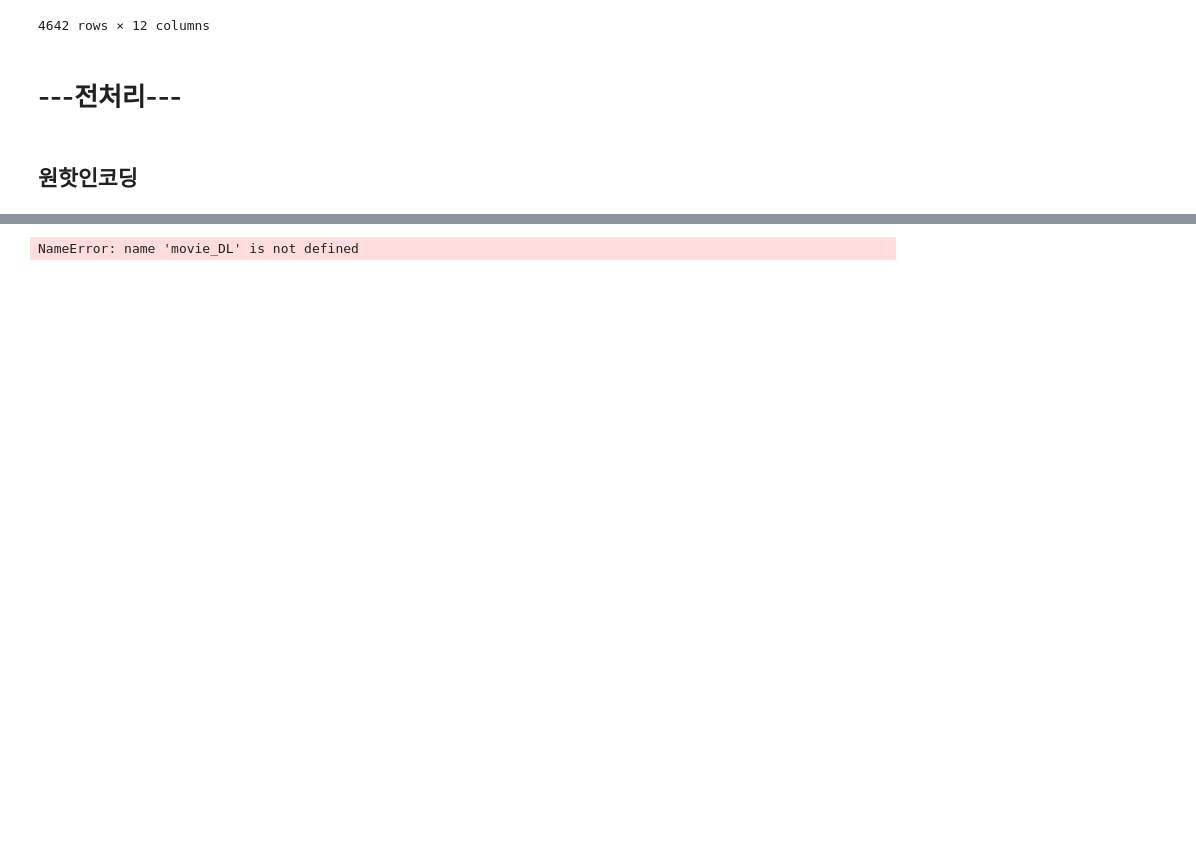
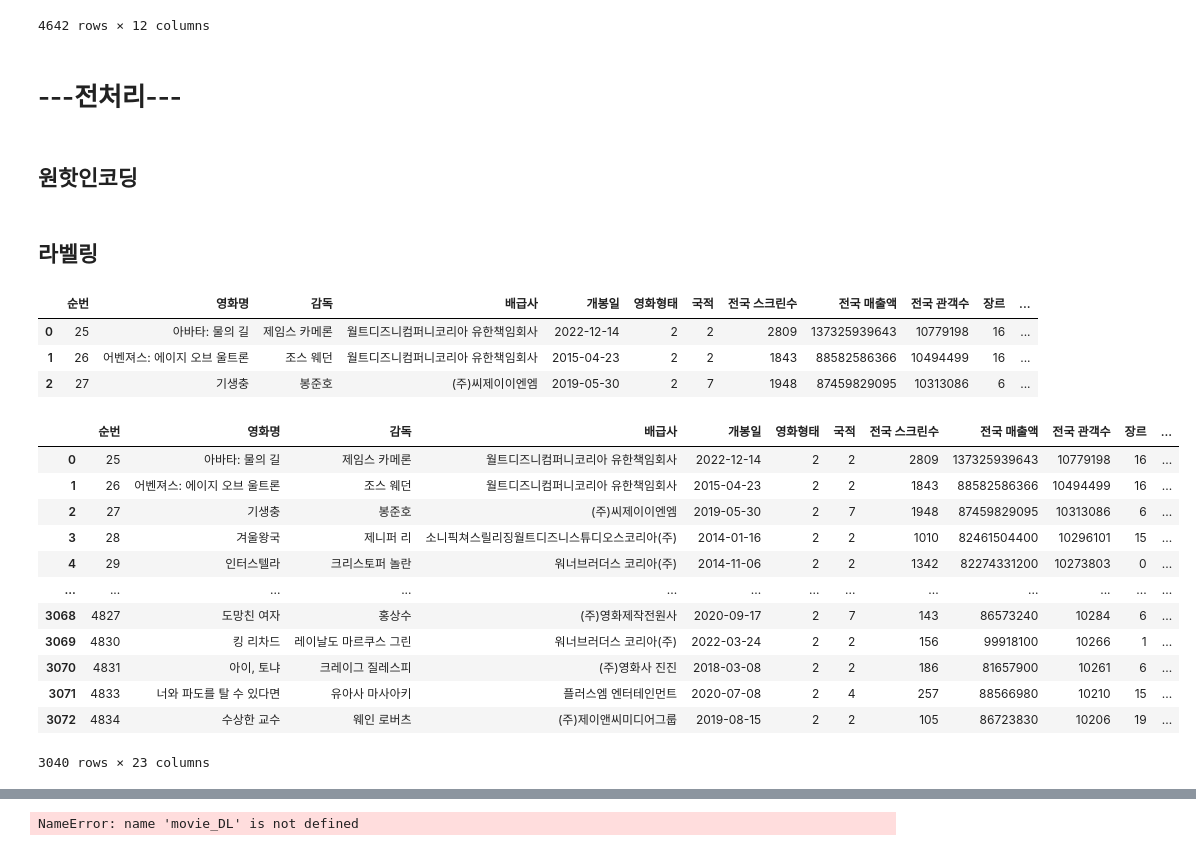
Before and after one commit to Play-Web-miniProject/MovieDL, a Jupyter notebook: junghyun/230328기준 코드 및 설명.ipynb, the cells around one changed output, grey strips where cells are left out. Cells and saved outputs as stored; diff of their text form; code cells hidden in the pictures; blank space fills up the shorter version.

```diff
--- a/junghyun/230328기준 코드 및 설명.ipynb
+++ b/junghyun/230328기준 코드 및 설명.ipynb
@@ -679,3 +778,28 @@ df
 # 원핫인코딩
 
 movie_labels = pd.get_dummies(movie_final,columns = ['국적','장르','등급','계절'])
+# %% [markdown]
+## 라벨링
+# %%
+from sklearn.preprocessing import LabelEncoder
+
+le_form = LabelEncoder()
+le_nation = LabelEncoder()
+le_genre = LabelEncoder()
+le_rating = LabelEncoder()
+le_class = LabelEncoder()
+le_season = LabelEncoder()
+
+movie_labels = movie_final.copy()
+movie_labels['영화형태'] = le_form.fit_transform(movie_final['영화형태'])
+movie_labels['국적'] = le_nation.fit_transform(movie_final['국적'])
+movie_labels['장르'] = le_genre.fit_transform(movie_final['장르'])
+movie_labels['등급'] = le_rating.fit_transform(movie_final['등급'])
+movie_labels['영화구분'] = le_class.fit_transform(movie_final['영화구분'])
+movie_labels['계절'] = le_season.fit_transform(movie_final['계절'])
+movie_labels.head(3)
+# %% [output]
+|  | 순번 | 영화명 | 감독 | 배급사 | 개봉일 | 영화형태 | 국적 | 전국 스크린수 | 전국 매출액 | 전국 관객수 | 장르 | ... |
+| 0 | 25 | 아바타: 물의 길 | 제임스 카메론 | 월트디즈니컴퍼니코리아 유한책임회사 | 2022-12-14 | 2 | 2 | 2809 | 137325939643 | 10779198 | 16 | ... |
+| 1 | 26 | 어벤져스: 에이지 오브 울트론 | 조스 웨던 | 월트디즈니컴퍼니코리아 유한책임회사 | 2015-04-23 | 2 | 2 | 1843 | 88582586366 | 10494499 | 16 | ... |
+| 2 | 27 | 기생충 | 봉준호 | (주)씨제이이엔엠 | 2019-05-30 | 2 | 7 | 1948 | 87459829095 | 10313086 | 6 | ... |
@@ -682,3 +808,22 @@ movie_labels = pd.get_dummies(movie_final,columns = ['국적','장르','등급',
+# %%
+movie_labels_etc = movie_labels
+for i in movie_labels_etc['연도'][movie_final['연도'] == 2023].index:
+    movie_labels_etc = movie_labels_etc.drop(i)
+movie_labels_etc
+# %% [output]
+|  | 순번 | 영화명 | 감독 | 배급사 | 개봉일 | 영화형태 | 국적 | 전국 스크린수 | 전국 매출액 | 전국 관객수 | 장르 | ... |
+| 0 | 25 | 아바타: 물의 길 | 제임스 카메론 | 월트디즈니컴퍼니코리아 유한책임회사 | 2022-12-14 | 2 | 2 | 2809 | 137325939643 | 10779198 | 16 | ... |
+| 1 | 26 | 어벤져스: 에이지 오브 울트론 | 조스 웨던 | 월트디즈니컴퍼니코리아 유한책임회사 | 2015-04-23 | 2 | 2 | 1843 | 88582586366 | 10494499 | 16 | ... |
+| 2 | 27 | 기생충 | 봉준호 | (주)씨제이이엔엠 | 2019-05-30 | 2 | 7 | 1948 | 87459829095 | 10313086 | 6 | ... |
+| 3 | 28 | 겨울왕국 | 제니퍼 리 | 소니픽쳐스릴리징월트디즈니스튜디오스코리아(주) | 2014-01-16 | 2 | 2 | 1010 | 82461504400 | 10296101 | 15 | ... |
+| 4 | 29 | 인터스텔라 | 크리스토퍼 놀란 | 워너브러더스 코리아(주) | 2014-11-06 | 2 | 2 | 1342 | 82274331200 | 10273803 | 0 | ... |
+| ... | ... | ... | ... | ... | ... | ... | ... | ... | ... | ... | ... | ... |
+| 3068 | 4827 | 도망친 여자 | 홍상수 | (주)영화제작전원사 | 2020-09-17 | 2 | 7 | 143 | 86573240 | 10284 | 6 | ... |
+| 3069 | 4830 | 킹 리차드 | 레이날도 마르쿠스 그린 | 워너브러더스 코리아(주) | 2022-03-24 | 2 | 2 | 156 | 99918100 | 10266 | 1 | ... |
+| 3070 | 4831 | 아이, 토냐 | 크레이그 질레스피 | (주)영화사 진진 | 2018-03-08 | 2 | 2 | 186 | 81657900 | 10261 | 6 | ... |
+| 3071 | 4833 | 너와 파도를 탈 수 있다면 | 유아사 마사아키 | 플러스엠 엔터테인먼트 | 2020-07-08 | 2 | 4 | 257 | 88566980 | 10210 | 15 | ... |
+| 3072 | 4834 | 수상한 교수 | 웨인 로버츠 | (주)제이앤씨미디어그룹 | 2019-08-15 | 2 | 2 | 105 | 86723830 | 10206 | 19 | ... |
+3040 rows × 23 columns
 # %%
 # 사용하지 않는 컬럼 제거
 
```
Also changed, not shown: parts of 54 cells of this notebook, 4 other files.
